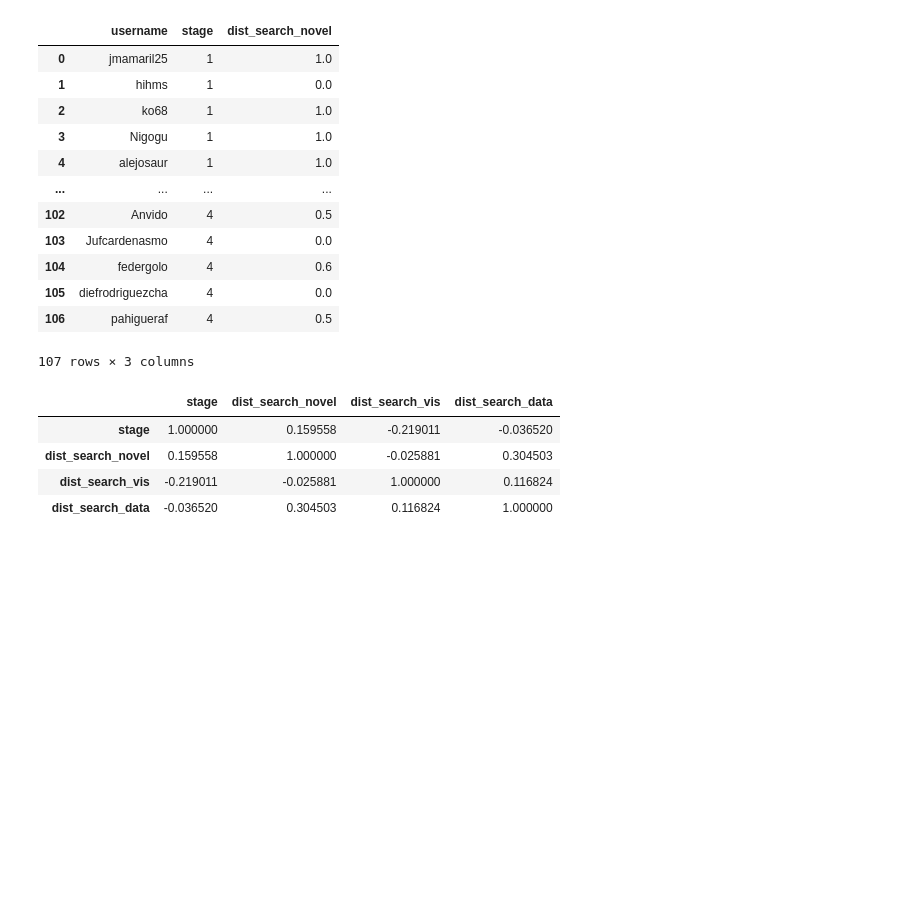
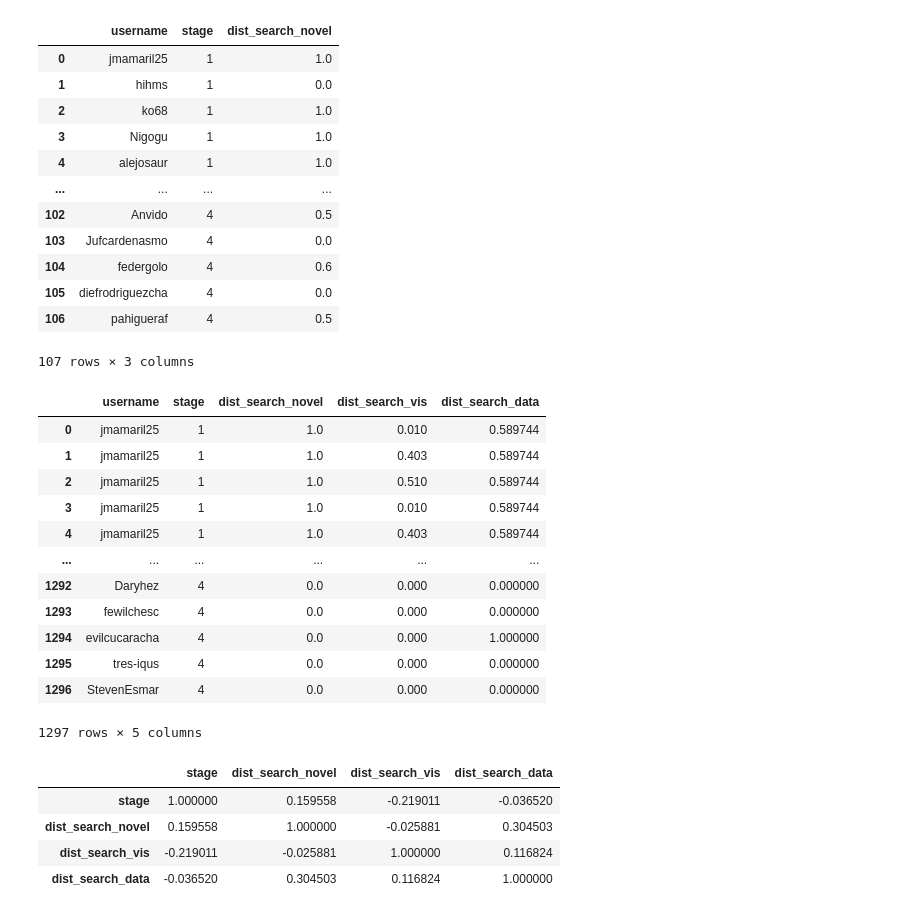
Before and after one commit to ironhacks/fall-2017-analysis, a Jupyter notebook: data-analysis/IEEE-VIS-2023.ipynb, the cells around one changed output. Drawn from its saved outputs; the diff is of its cells as text; code cells hidden in the pictures; blank space fills up the shorter version.

```diff
--- a/data-analysis/IEEE-VIS-2023.ipynb
+++ b/data-analysis/IEEE-VIS-2023.ipynb
@@ -63,6 +63,22 @@ temp = pd.merge(df1, df2, how = "outer")
 df = pd.merge(df3, temp, how = "outer")
 df = df.fillna(0)
 df.to_csv("cross_section.csv")
+# %%
+df
+# %% [output]
+|  | username | stage | dist_search_novel | dist_search_vis | dist_search_data |
+| 0 | jmamaril25 | 1 | 1.0 | 0.010 | 0.589744 |
+| 1 | jmamaril25 | 1 | 1.0 | 0.403 | 0.589744 |
+| 2 | jmamaril25 | 1 | 1.0 | 0.510 | 0.589744 |
+| 3 | jmamaril25 | 1 | 1.0 | 0.010 | 0.589744 |
+| 4 | jmamaril25 | 1 | 1.0 | 0.403 | 0.589744 |
+| ... | ... | ... | ... | ... | ... |
+| 1292 | Daryhez | 4 | 0.0 | 0.000 | 0.000000 |
+| 1293 | fewilchesc | 4 | 0.0 | 0.000 | 0.000000 |
+| 1294 | evilcucaracha | 4 | 0.0 | 0.000 | 1.000000 |
+| 1295 | tres-iqus | 4 | 0.0 | 0.000 | 0.000000 |
+| 1296 | StevenEsmar | 4 | 0.0 | 0.000 | 0.000000 |
+1297 rows × 5 columns
 # %%
 spearmancorr = df.corr(method='spearman')
 spearmancorr
```
Also changed, not shown: 8 other files.
